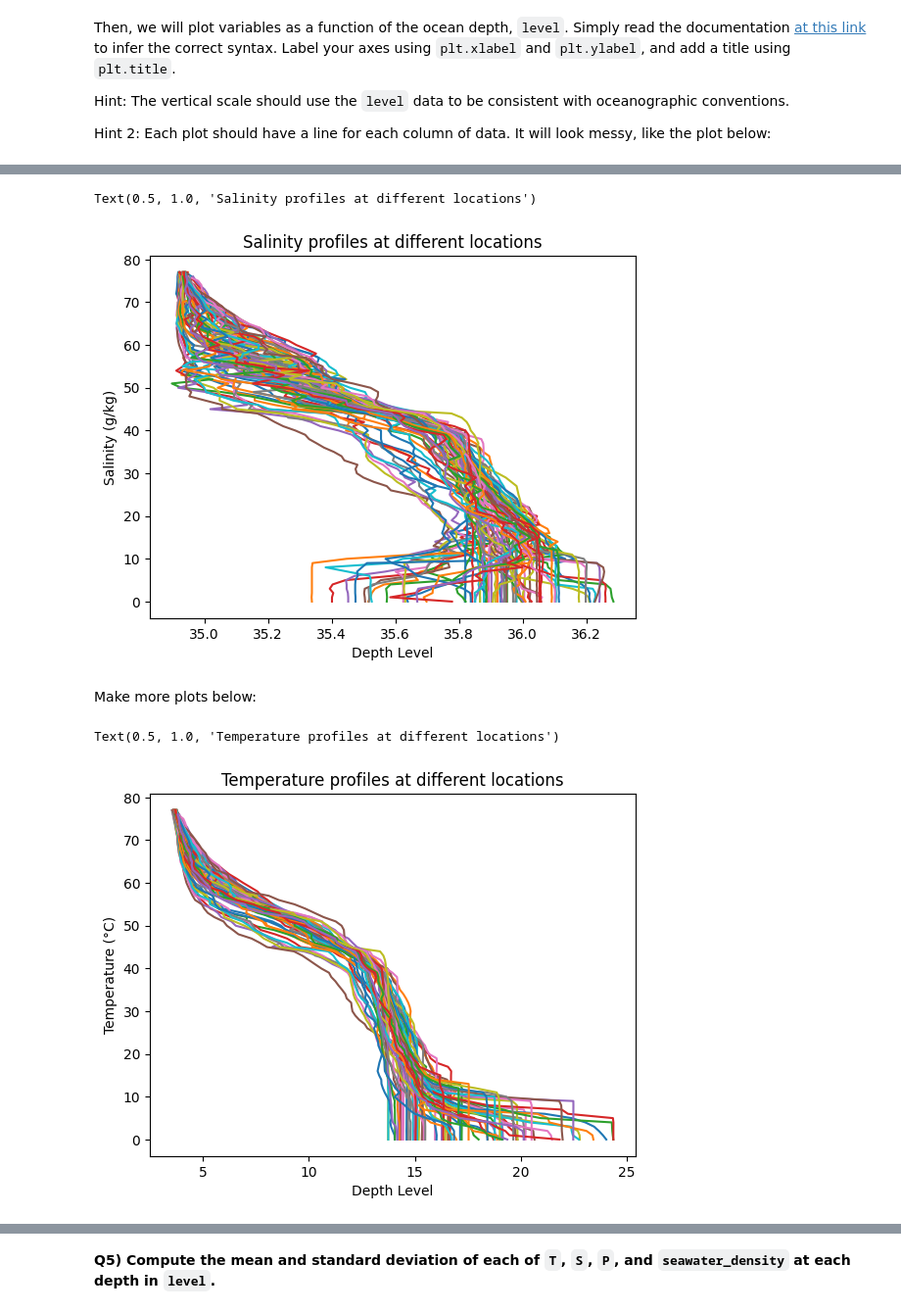
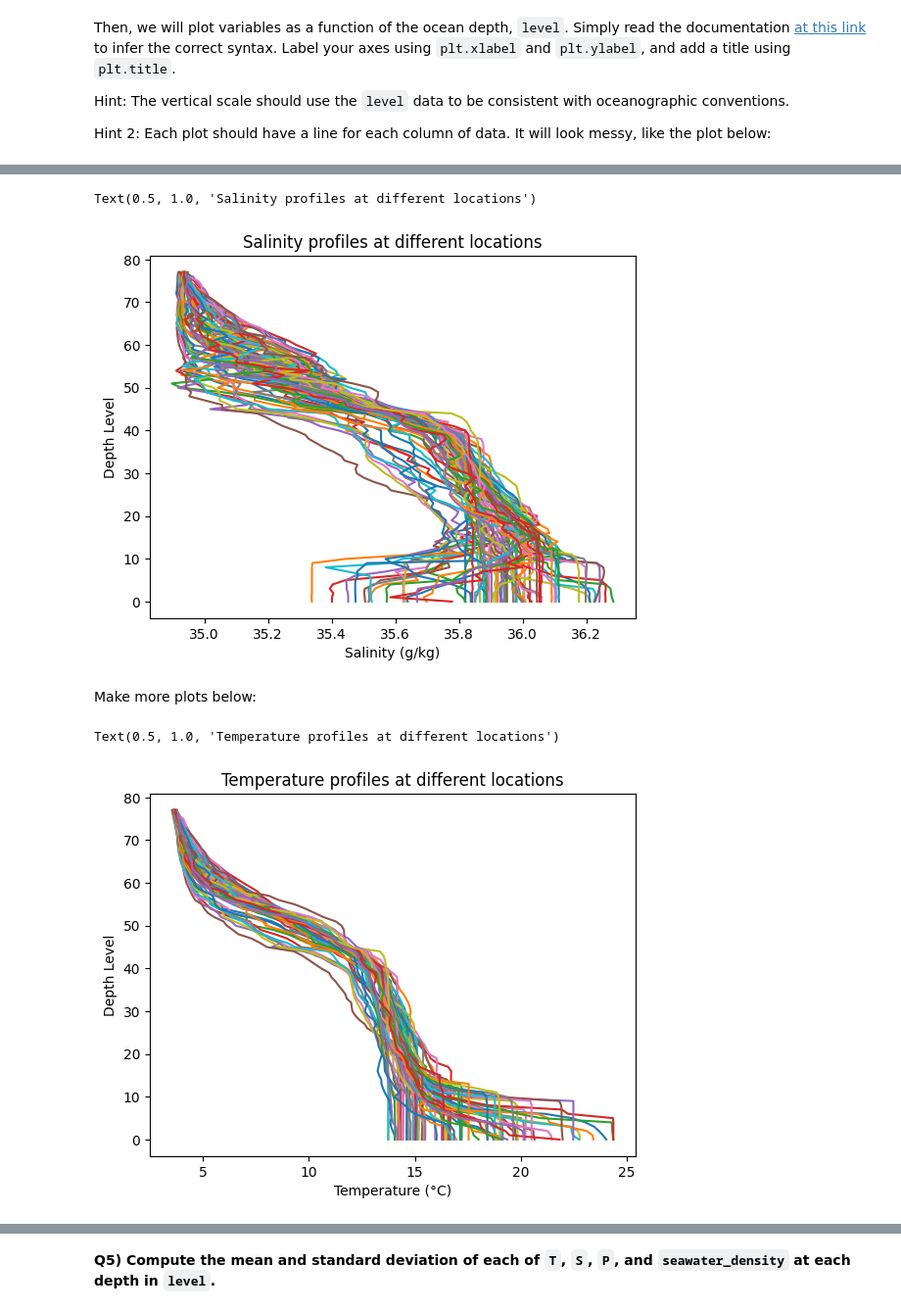
Before and after one commit to Cyp202/2025_Intro_Python, a Jupyter notebook: notebook/W2_S1.ipynb, the cells around one changed output, grey strips where cells are left out. Shown at 98% size. Drawn from its saved outputs; the diff is of its cells as text; code cells hidden in the pictures.

```diff
--- a/notebook/W2_S1.ipynb
+++ b/notebook/W2_S1.ipynb
@@ -463,21 +463,21 @@ Hint 2: Each plot should have a line for each column of data. It will look messy
 ![Salinity_example.png](embedded-picture-1)
 # %%
 plt.plot(S,level); # The semi-colon prevents printing the line objects
-plt.xlabel("Depth Level") # Takes a string as argument
-plt.ylabel("Salinity (g/kg)")
+plt.ylabel("Depth Level") # Takes a string as argument
+plt.xlabel("Salinity (g/kg)")
 plt.title("Salinity profiles at different locations")
 # %% [output]
 Text(0.5, 1.0, 'Salinity profiles at different locations')
-[figure, old version]
+[figure, new version]
 # %% [markdown]
 Make more plots below:
 # %%
 plt.plot(T,level); # The semi-colon prevents printing the line objects
-plt.xlabel("Depth Level") # Takes a string as argument
-plt.ylabel("Temperature (°C)")
+plt.ylabel("Depth Level") # Takes a string as argument
+plt.xlabel("Temperature (°C)")
 plt.title("Temperature profiles at different locations")
 # %% [output]
 Text(0.5, 1.0, 'Temperature profiles at different locations')
-[figure, old version]
+[figure, new version]
 # %%
 plt.plot(P,level); # The semi-colon prevents printing the line objects
```
Also changed, not shown: parts of 2 cells of this notebook.
